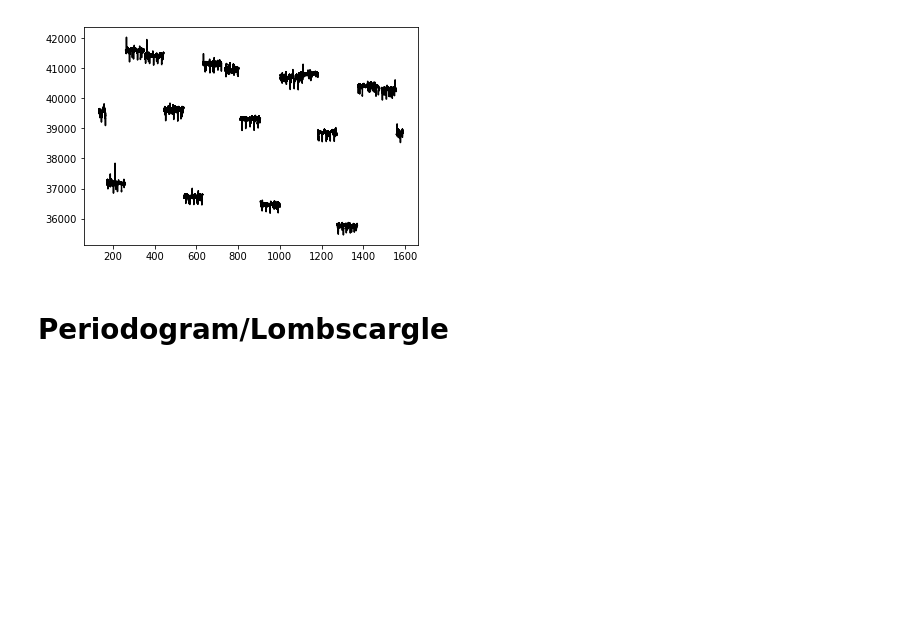
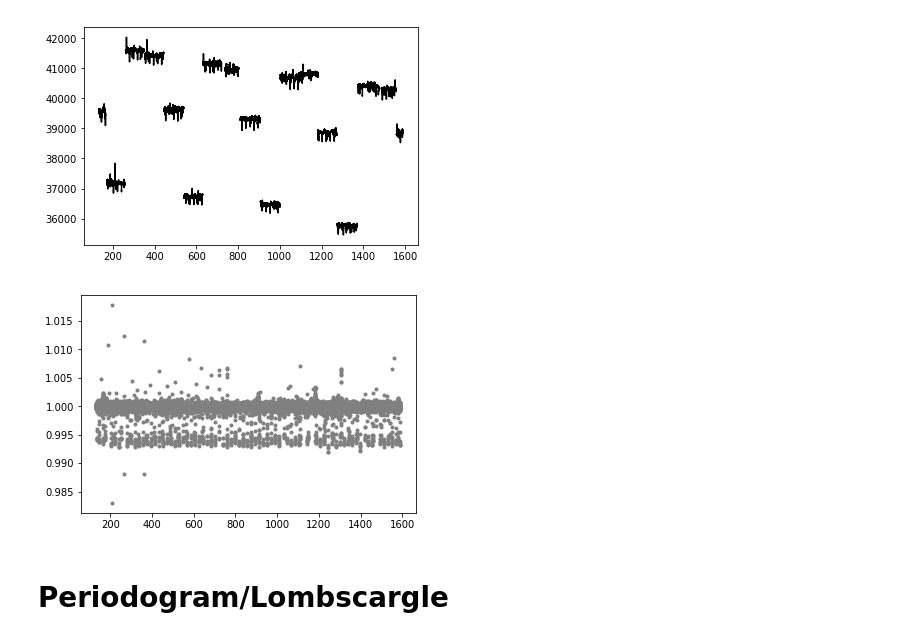
Before and after one commit to nathanmeagher/PH30116, a Jupyter notebook: COURSEWORK.ipynb, the cells around one changed output. Saved outputs shown, nothing was run; the diff lists cells and outputs as text; code cells hidden in the pictures; blank space fills up the shorter version.

```diff
--- a/COURSEWORK.ipynb
+++ b/COURSEWORK.ipynb
@@ -463,3 +468,30 @@ for lcfile in glob.glob('Data/Object%slc/kplr*.fits' %(mykepler)):
     pylab.plot(tmptime, tmpflux, c='k')
 # %% [output]
 [figure]
+# %%
+full_dataset_time=[]    # define arrays for the entire fits dataset
+full_dataset_flux=[]
+full_dataset_error=[]
+
+# Read in all fits files for object 2
+
+for lcfile in glob.glob('Data/Object%slc/kplr*.fits' %(mykepler)): # %s is replaced my mykepler = 2 -- reads in all fits files
+    tmp = fits.open(lcfile)
+    t = (tmp[1].data['TIME'])
+    full_flux = (tmp[1].data['PDCSAP_FLUX'])
+    error = (tmp[1].data['PDCSAP_FLUX_ERR'])
+
+
+# Plot the light curve
+
+    medfilter = medfilt(full_flux, kernel_size = 91) # calling in the median filter
+    normalised_flux = full_flux/medfilter            # normalising the flux by dividing through by the median filter
+    normalised_error = error/medfilter               # normalising the error by dividing through by the median filter
+
+    pylab.plot(t, normalised_flux, ls='None', marker='.', c='grey', label='Data')
+
+    full_dataset_time.extend(t)
+    full_dataset_flux.extend(normalised_flux)
+    full_dataset_error.extend(normalised_error)
+# %% [output]
+[figure, added]
```
Also changed, not shown: parts of 16 cells of this notebook, 5 other files.
